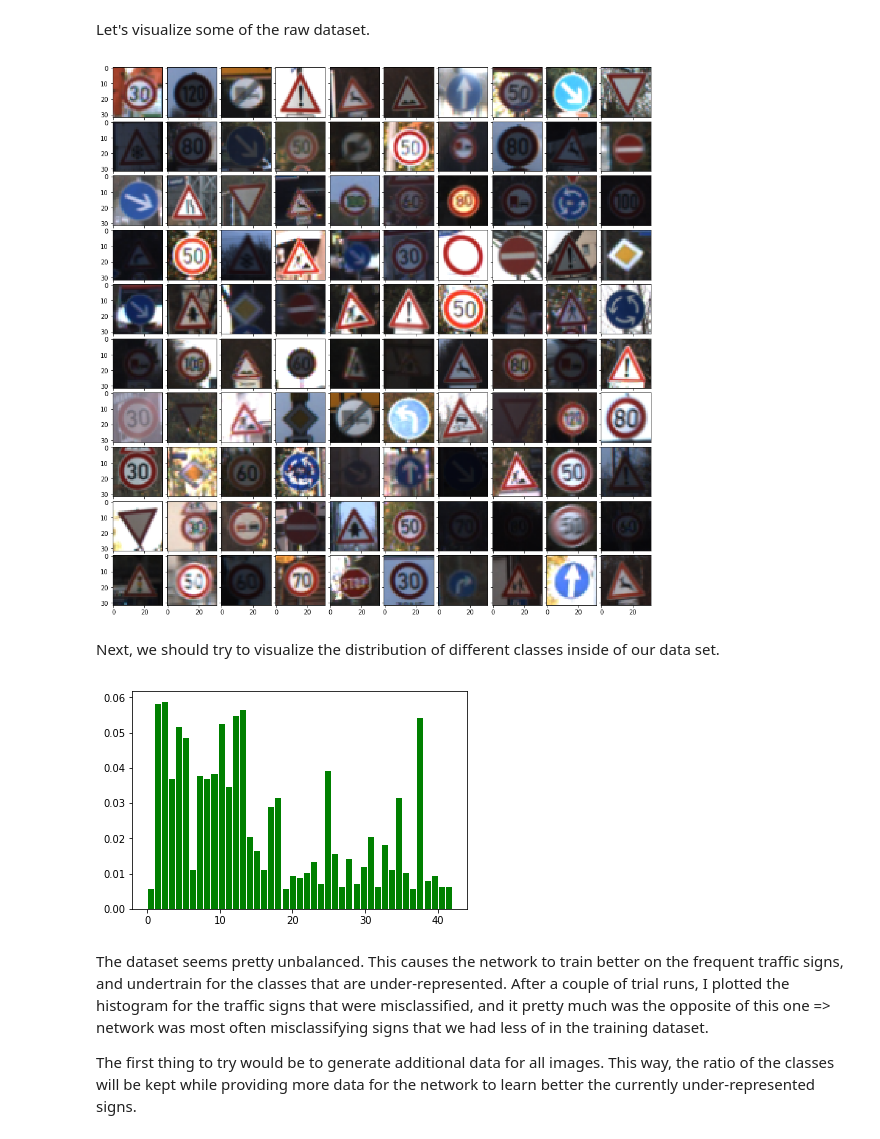
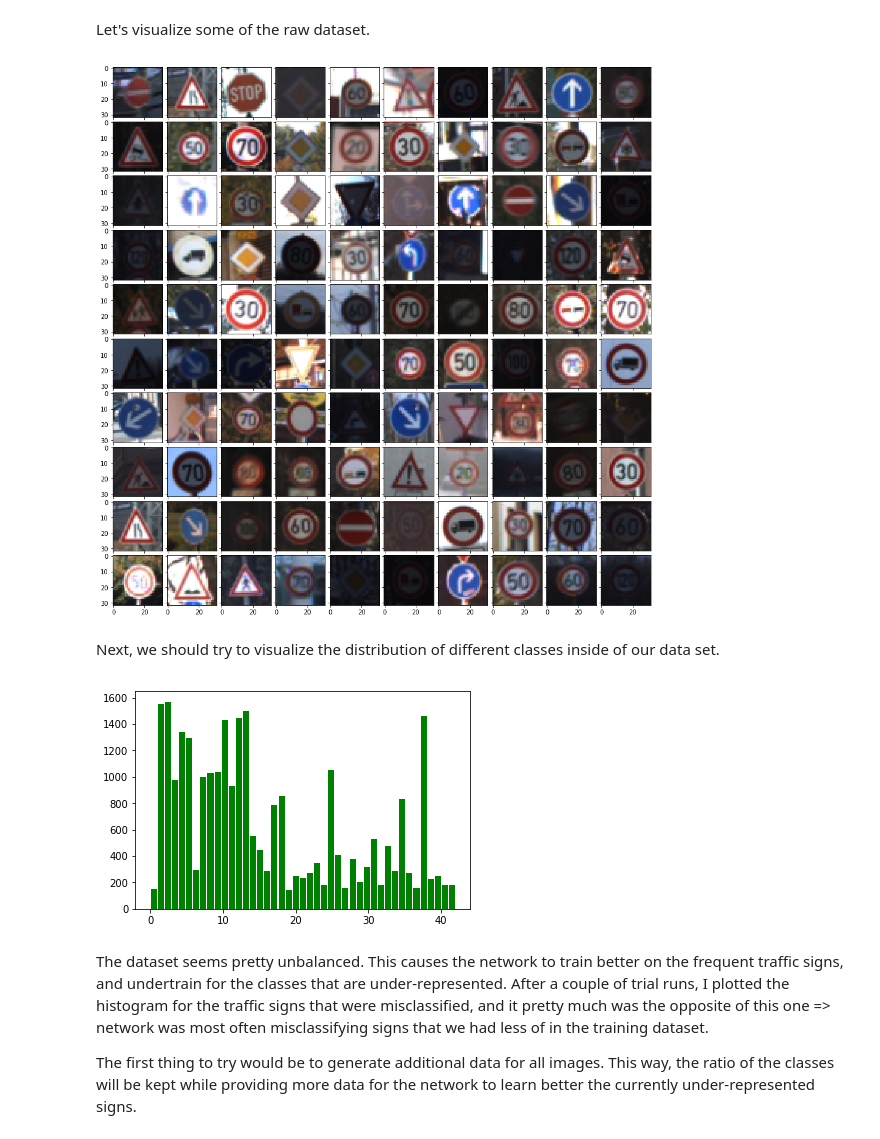
Before and after one commit to mahuna13/Traffic-Sign-Classifier, a Jupyter notebook: Traffic_Sign_Classifier.ipynb, the cells around one changed output. Drawn from its saved outputs; the diff is of its cells as text; code cells hidden in the pictures.

```diff
--- a/Traffic_Sign_Classifier.ipynb
+++ b/Traffic_Sign_Classifier.ipynb
@@ -58,0 +58,5 @@ new_test = {'features' : X_test, 'labels': y_test}
+# %%
+# Separate out validation data out of the training data
+X_train, X_valid, y_train, y_valid = train_test_split(X_train, y_train, test_size=0.3, random_state=42)
+print(X_train.shape, y_train.shape)
+print(X_valid.shape, y_valid.shape)
@@ -125,13 +132,14 @@ def plot100Images(images, cmap = None):
 # %%
 plot100RandomImages(X_train)
 # %% [output]
-[figure, old version]
+[figure, new version]
 # %% [markdown]
 Next, we should try to visualize the distribution of different classes inside of our data set.
 # %%
-_,_,_ = plt.hist(y_train, bins=43, facecolor='green', rwidth=0.85, normed=True)
+_,_,_ = plt.hist(y_train, bins=43, facecolor='green', rwidth=0.85)
+plt.show()
 # %% [output]
-[figure, old version]
+[figure, new version]
 # %% [markdown]
 The dataset seems pretty unbalanced. This causes the network to train better on the frequent traffic signs, and undertrain for the classes that are under-represented. After a couple of trial runs, I plotted the histogram for the traffic signs that were misclassified, and it pretty much was the opposite of this one => network was most often misclassifying signs that we had less of in the training dataset.
 
```
Also changed, not shown: parts of 26 cells of this notebook.
